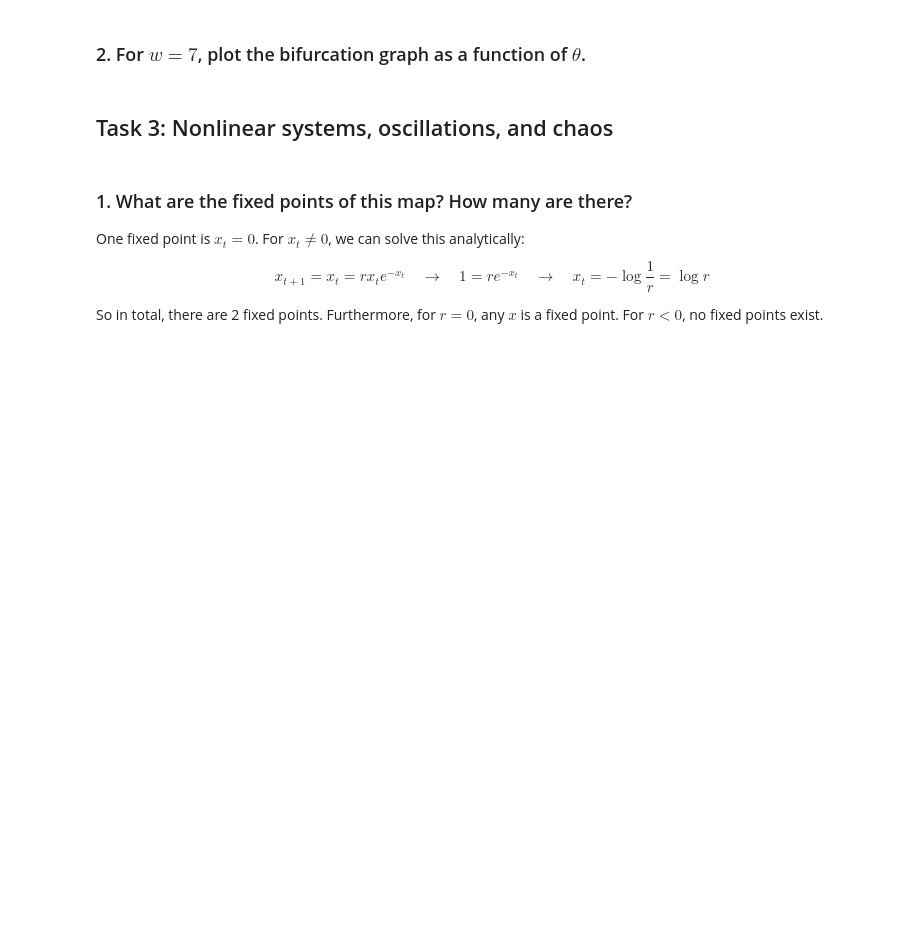
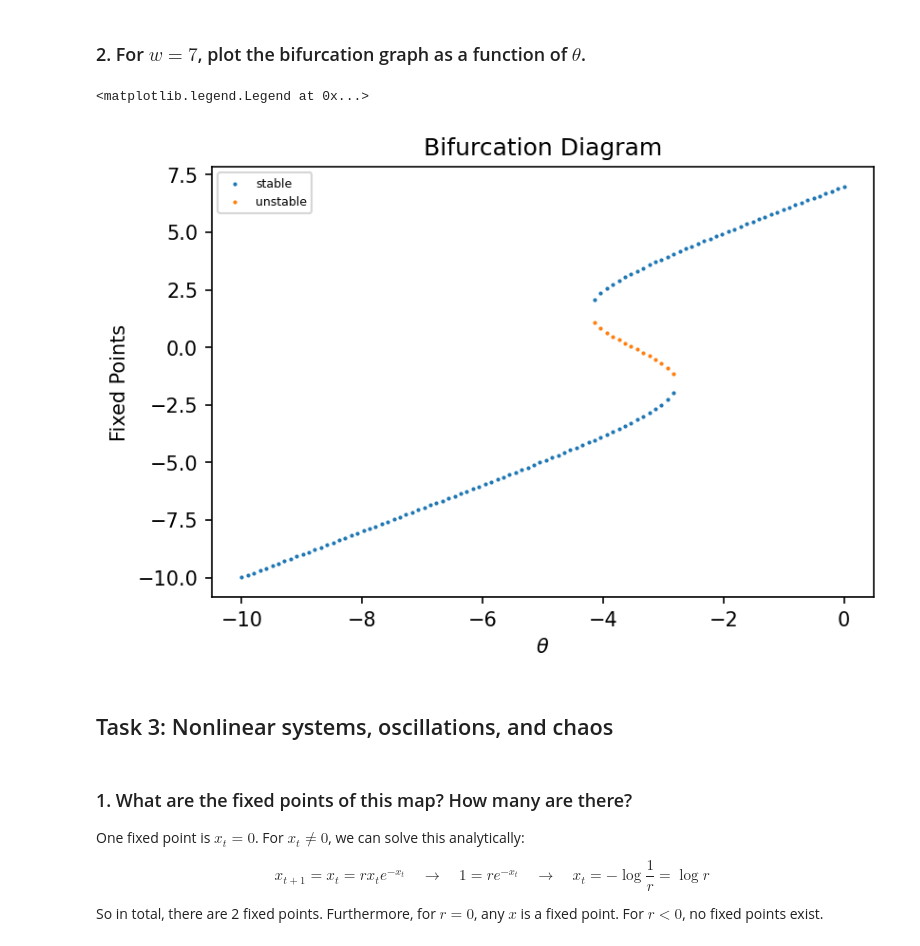
Before and after one commit to LarsKue/TSA-RNN, a Jupyter notebook: ex07/ex07.ipynb, the cells around one changed output. Saved outputs shown, nothing was run; the diff lists cells and outputs as text; code cells hidden in the pictures; blank space fills up the shorter version.

```diff
--- a/ex07/ex07.ipynb
+++ b/ex07/ex07.ipynb
@@ -122,6 +122,8 @@ First, just look at the function to get initial guesses. Fixed points must lie o
 # %%
 def f(x, w=7, theta=-2.5):
     return w * special.expit(x) + theta
+def f_derivative(x, w=7, theta=-2.5):
+    return w * np.exp(-x) * special.expit(x)**2
 # %%
 x = np.linspace(-5, 5, 1000)
 y = f(x)
@@ -211,17 +203,27 @@ def flatten(iterable):
 theta = np.linspace(-10, 0, 100)
 w = 7
 fixed_points = [get_fixed_points(f, -100, 100, max_points=int(1e4), args=(w, t)) for t in theta]
-# %%
-mask = np.array([len(fp) > 0 for fp in fixed_points])
-fixed_points = np.array(list(flatten(fixed_points)))
-theta = theta[mask]
-
-print(theta.shape, fixed_points.shape)
+# %%
+thetas = []
+fixed_points_flattened = []
+is_stable = []
+for t, fps in zip(theta, fixed_points):
+    thetas = thetas + [t]*len(fps)
+    fixed_points_flattened = fixed_points_flattened + list(fps)
+    is_stable = is_stable + list(np.abs(f_derivative(fps, w=w, theta=theta)) < 1)
+thetas = np.array(thetas)
+fixed_points_flattened = np.array(fixed_points_flattened)
+is_stable = np.array(is_stable)
 # %%
-plt.scatter(theta, fixed_points, s=1)
+plt.scatter(thetas[is_stable], fixed_points_flattened[is_stable], s=1, c="C0", label="stable")
+plt.scatter(thetas[~is_stable], fixed_points_flattened[~is_stable], s=1, c="C1", label="unstable")
 plt.title("Bifurcation Diagram")
 plt.xlabel(r"$\theta$")
 plt.ylabel("Fixed Points")
+plt.legend()
+# %% [output]
+<matplotlib.legend.Legend at 0x...>
+[figure, added]
 # %% [markdown]
 ## Task 3: Nonlinear systems, oscillations, and chaos
 # %%
```
Also changed, not shown: parts of 11 cells of this notebook.
